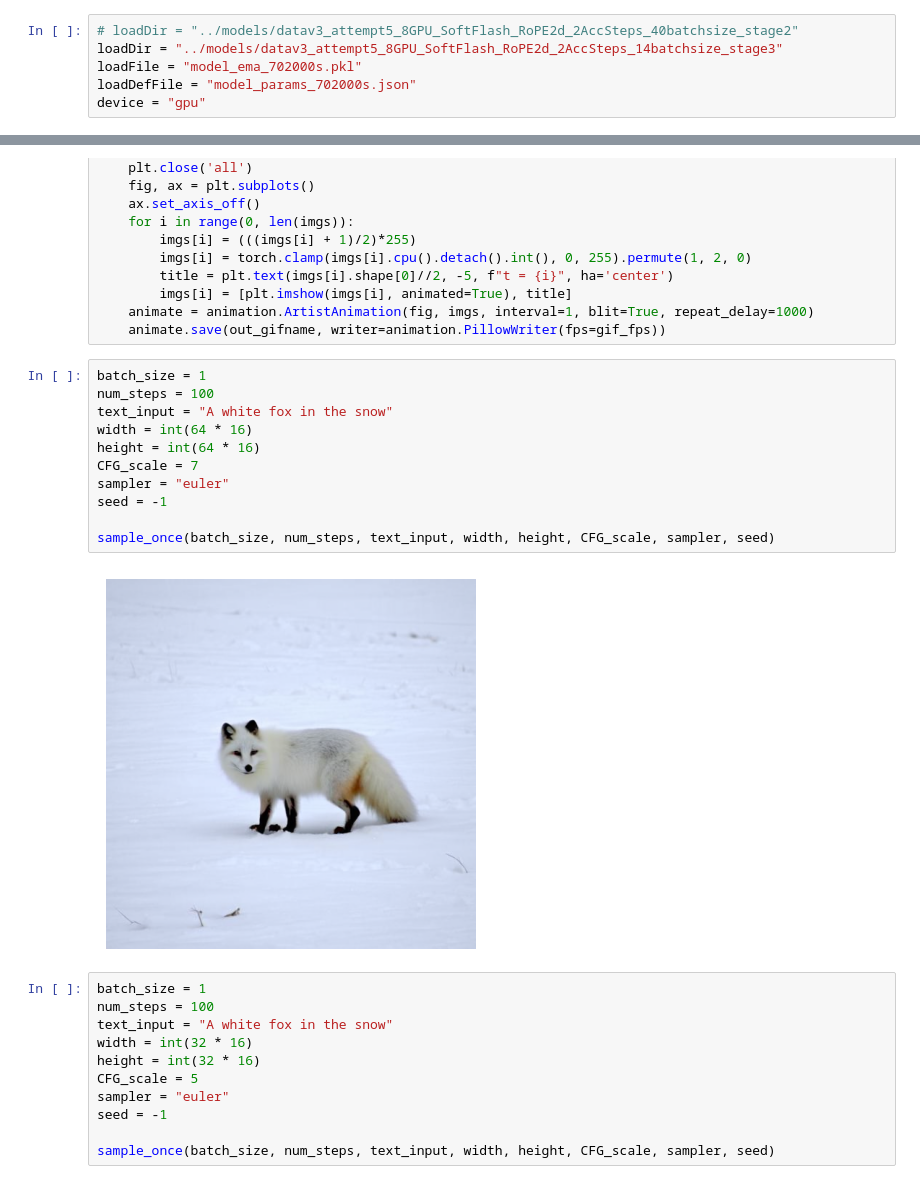
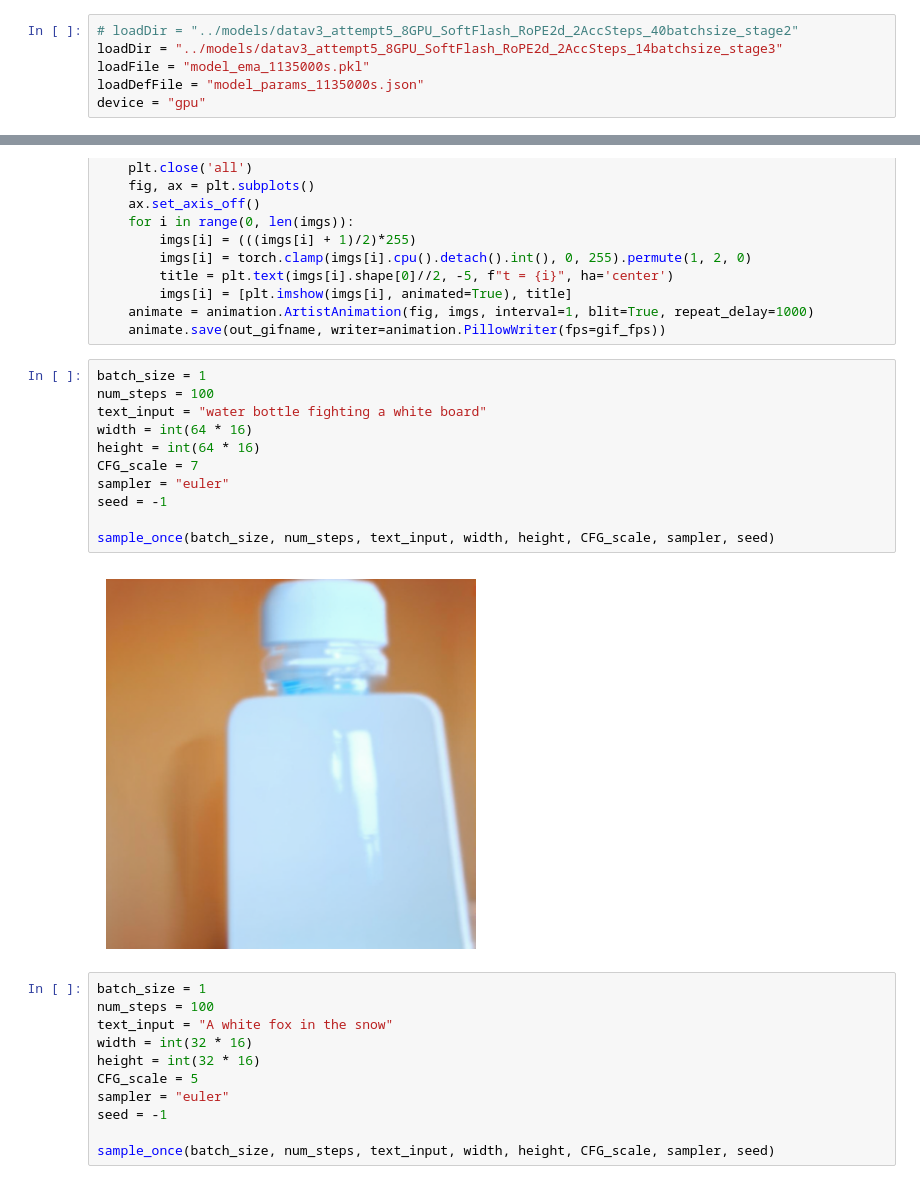
Before and after one commit to gmongaras/Stable-Diffusion-3-From-Scratch, a Jupyter notebook: src/infer_loop.ipynb, the cells around one changed output, grey strips where cells are left out. Drawn from its saved outputs; the diff is of its cells as text.

```diff
--- a/src/infer_loop.ipynb
+++ b/src/infer_loop.ipynb
@@ -11,8 +11,8 @@ os.environ["CUDA_VISIBLE_DEVICES"] = "1"
 # %%
 # loadDir = "../models/datav3_attempt5_8GPU_SoftFlash_RoPE2d_2AccSteps_40batchsize_stage2"
 loadDir = "../models/datav3_attempt5_8GPU_SoftFlash_RoPE2d_2AccSteps_14batchsize_stage3"
-loadFile = "model_ema_702000s.pkl"
-loadDefFile = "model_params_702000s.json"
+loadFile = "model_ema_1135000s.pkl"
+loadDefFile = "model_params_1135000s.json"
 device = "gpu"
 # %%
 ### Model Creation
@@ -122,16 +122,16 @@ def sample_once(
 # %%
 batch_size = 1
 num_steps = 100
-text_input = "A white fox in the snow"
+text_input = "water bottle fighting a white board"
 width = int(64 * 16)
 height = int(64 * 16)
 CFG_scale = 7
 sampler = "euler"
 seed = -1
 
 sample_once(batch_size, num_steps, text_input, width, height, CFG_scale, sampler, seed)
 # %% [output]
-[figure, old version]
+[figure, new version]
 # %%
 batch_size = 1
 num_steps = 100
```
Also changed, not shown: parts of 2 cells of this notebook, 1 other file.
